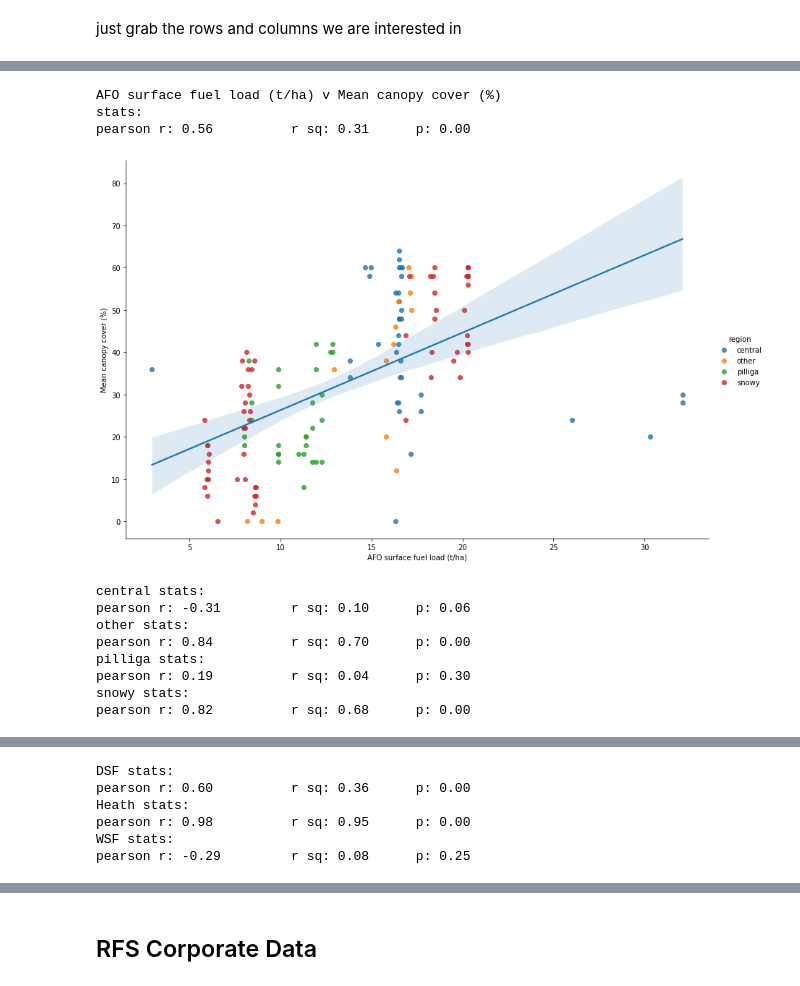
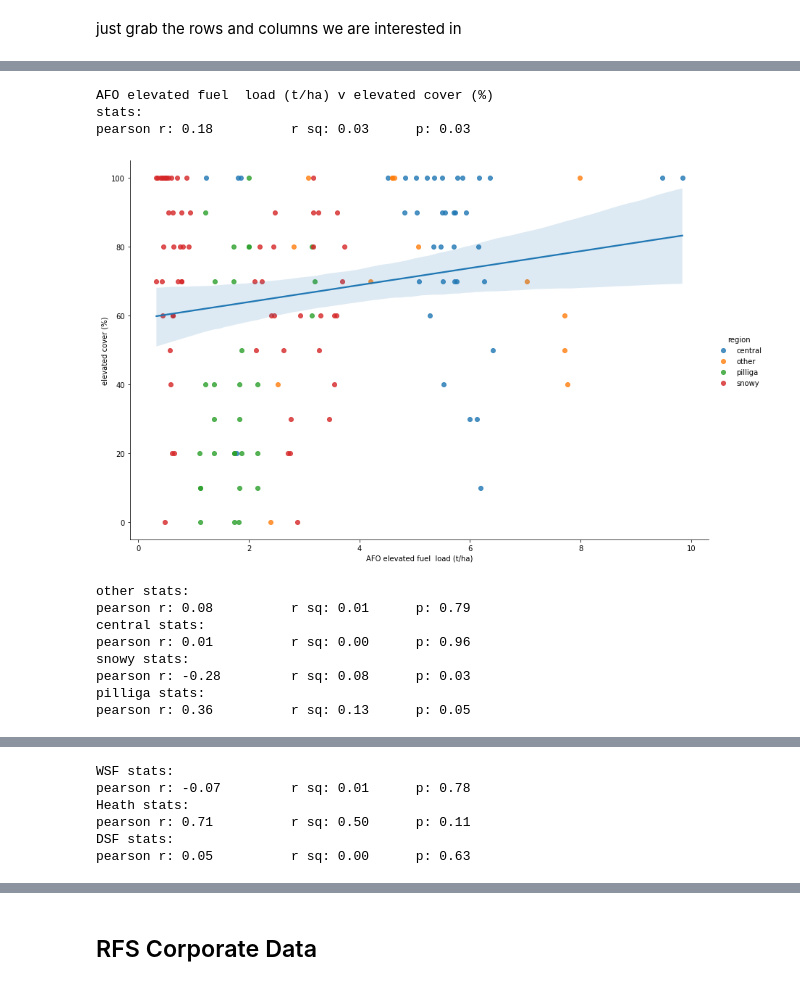
Before and after one commit to Geoffysicist/AFO_validation, a Jupyter notebook: AFO_fd_data_exploration_20220330.ipynb, the cells around one changed output, grey strips where cells are left out. Cells and saved outputs as stored; diff of their text form; code cells hidden in the pictures.

```diff
--- a/AFO_fd_data_exploration_20220330.ipynb
+++ b/AFO_fd_data_exploration_20220330.ipynb
@@ -310,5 +329,5 @@ shapefile data are imported as objects so need to convert ot data types that can
 # %%
-field_gdf= field_gdf.replace('BlanK', np.nan) # some missing values
+gdf= gdf.replace('BlanK', np.nan) # some missing values
 
 numeric = [
     'litter_d_m', 'litter_cov', 'litter_load',
@@ -319,8 +338,8 @@ numeric = [
 ]
 
 for col in numeric:
-    field_gdf[col] = pd.to_numeric(field_gdf[col])
-field_gdf.dtypes
+    gdf[col] = pd.to_numeric(gdf[col])
+gdf.dtypes
 # %% [output]
 id                  object
 site                object
@@ -341,13 +360,13 @@ geometry          geometry
 dtype: object
 # %%
 # add region identifiers
-field_gdf['region'] = np.where(
-    field_gdf['site'].str.startswith('EC'), 'central',
-        np.where(field_gdf['site'].str.startswith('P'), 'pilliga',
-            np.where(field_gdf['site'].str.startswith('SM'),'snowy', 'other')
+gdf['region'] = np.where(
+    gdf['site'].str.startswith('EC'), 'central',
+        np.where(gdf['site'].str.startswith('P'), 'pilliga',
+            np.where(gdf['site'].str.startswith('SM'),'snowy', 'other')
     )
 )
-field_gdf.head()
+gdf.head()
 # %% [output]
 |  | id | site | plot | veg_type | fire_hist | loc_accuracy | litter_d_m | litter_cov | litter_load | ... |
 | 16 | ccfa3f44-ca62-46fd-bc88-e41f28247cd3 | EC10 | 1 | DSF | 2 | 4.658635 | 19.0 | 100 | 5.00 | ... |
@@ -391,6 +377,0 @@ merge the site and field tables then determine the distance between the nominal
-# %%
-site_gdf = site_gdf.rename(columns={'loc_cartesian': 'site_cartesian'})
-gdf = field_gdf.merge(site_gdf[['Site_Id', 'site_cartesian']], left_on='site', right_on='Site_Id', how='left')
-gdf['dist'] = gdf['loc_cartesian'].distance(gdf['site_cartesian']).round(0)
-labels['dist'] = 'Distance between designated site and actual sample location (m)'
-gdf.head()
@@ -544,7 +504,6 @@ print(list(gdf.columns.values))
 # %%
 gdf = gdf[[
     'id', 'site', 'plot', 'region', 'geometry', 'veg_type', 'fire_hist', 'loc_accuracy',
-    'zone', 'loc_cartesian', 'site_cartesian', 'dist',
     'litter_d_m', 'litter_cov', 'litter_load', 's_fhr',
     'ns_h_m', 'ns_cov', 'ns_fhr', 'ns_fhr', 'ns_load', 's&ns_fhr',
     'elev_h_m', 'elev_cov', 'elev_fhr', 'elev_fhr', 'elev_load',
@@ -831,24 +796,24 @@ pearson r: 0.47          r sq: 0.22      p: 0.05
 [figure]
 # %%
-x = 'afo_surface'
-y = 'canopy_cov_m'
+x = 'afo_elevated'
+y = 'elev_cov'
 df = gdf
 reg_plot(x, y, df, hue='region')
 plt.show()
 reg_plots(x, y, df, hue='region')
 plt.show()
 reg_plots(x, y, df, hue='veg_type')
 plt.show()
 # %% [output]
-AFO surface fuel load (t/ha) v Mean canopy cover (%)
+AFO elevated fuel  load (t/ha) v elevated cover (%)
 stats:
-pearson r: 0.56          r sq: 0.31      p: 0.00
+pearson r: 0.18          r sq: 0.03      p: 0.03
-[figure, old version]
+[figure, new version]
+other stats:
+pearson r: 0.08          r sq: 0.01      p: 0.79
 central stats:
-pearson r: -0.31         r sq: 0.10      p: 0.06
-other stats:
-pearson r: 0.84          r sq: 0.70      p: 0.00
+pearson r: 0.01          r sq: 0.00      p: 0.96
+snowy stats:
+pearson r: -0.28         r sq: 0.08      p: 0.03
 pilliga stats:
-pearson r: 0.19          r sq: 0.04      p: 0.30
-snowy stats:
-pearson r: 0.82          r sq: 0.68      p: 0.00
+pearson r: 0.36          r sq: 0.13      p: 0.05
@@ -856,6 +821,6 @@ pearson r: 0.82          r sq: 0.68      p: 0.00
+WSF stats:
+pearson r: -0.07         r sq: 0.01      p: 0.78
+Heath stats:
+pearson r: 0.71          r sq: 0.50      p: 0.11
 DSF stats:
-pearson r: 0.60          r sq: 0.36      p: 0.00
-Heath stats:
-pearson r: 0.98          r sq: 0.95      p: 0.00
-WSF stats:
-pearson r: -0.29         r sq: 0.08      p: 0.25
+pearson r: 0.05          r sq: 0.00      p: 0.63
```
Also changed, not shown: parts of 59 cells of this notebook.
